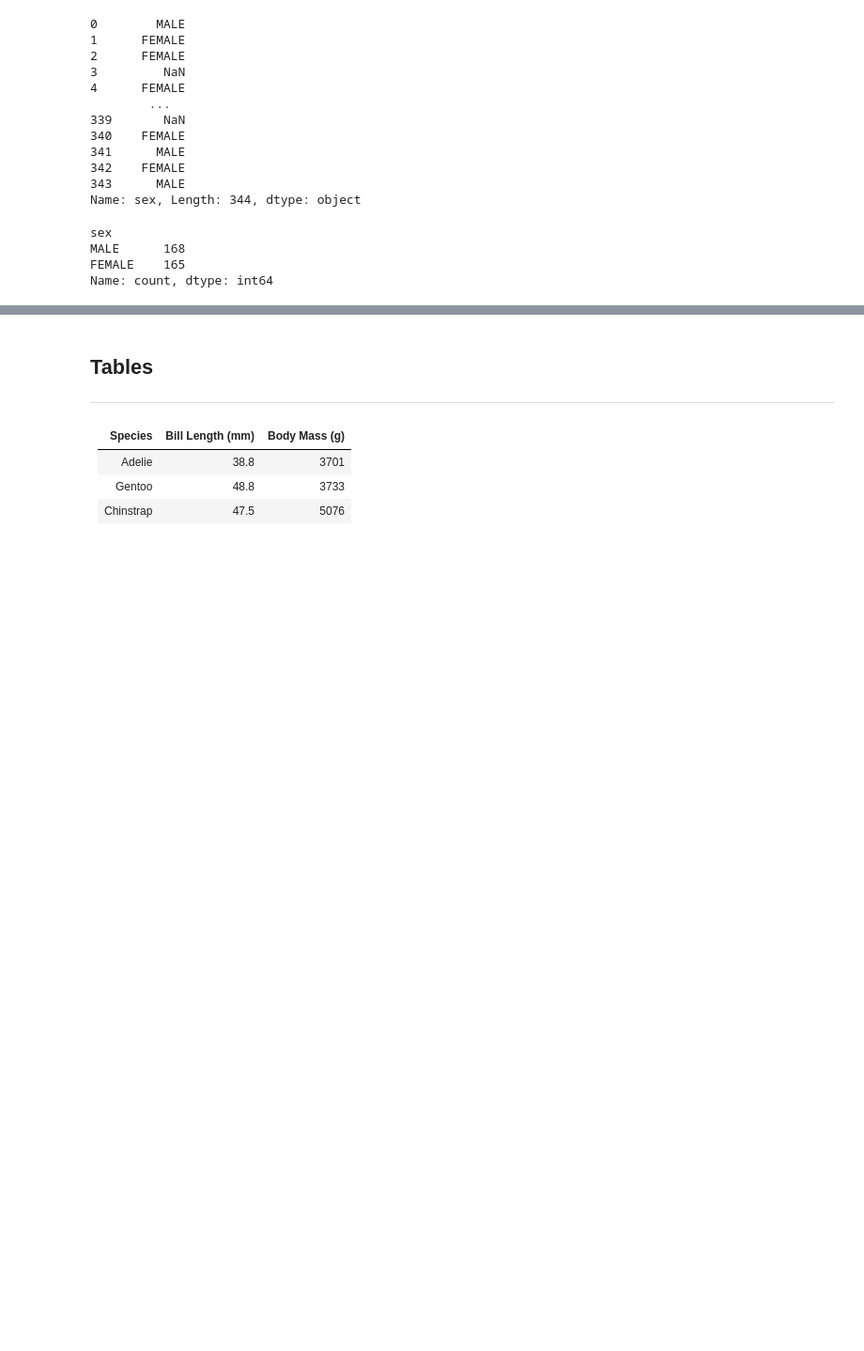
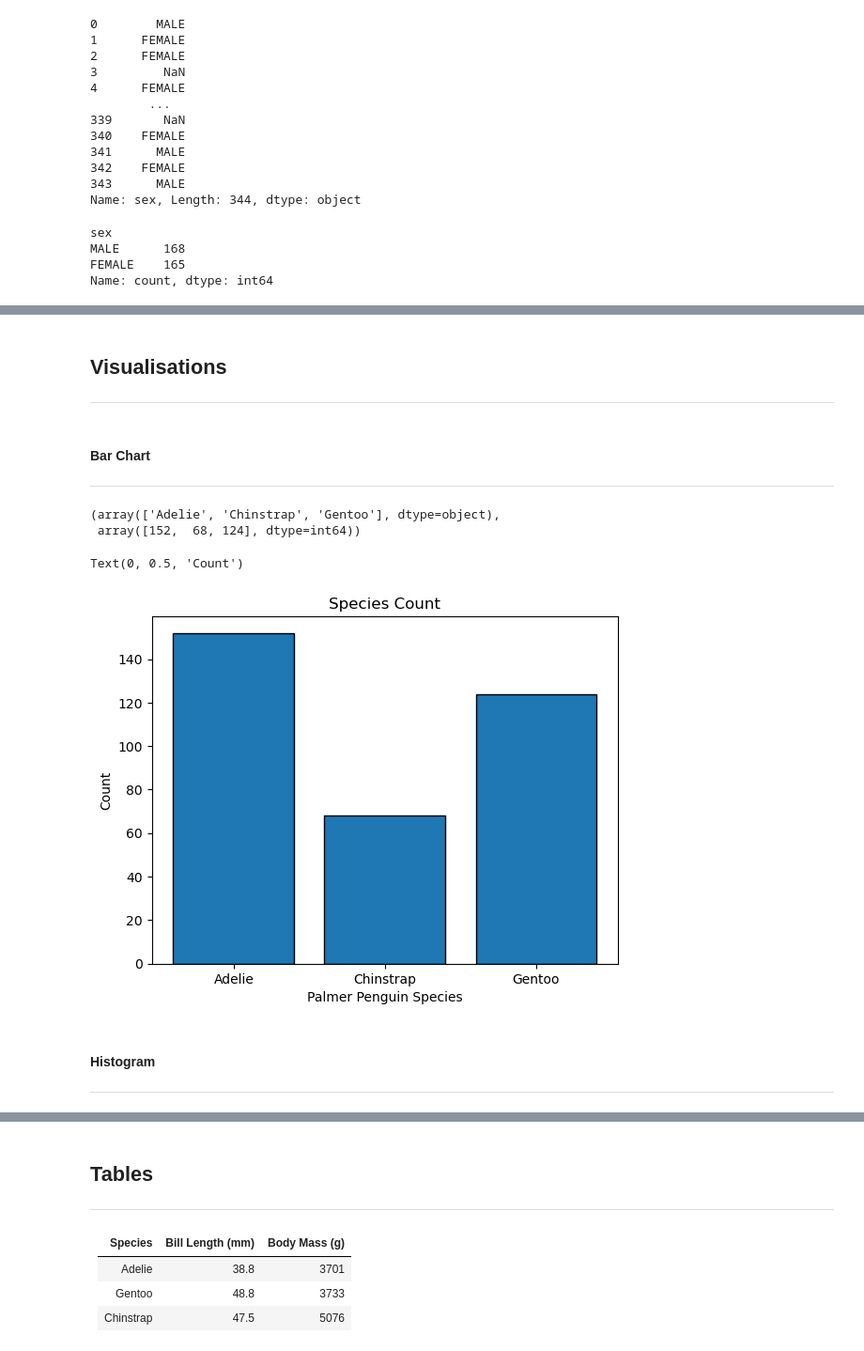
Before and after one commit to fdennehy/pda-project, a Jupyter notebook: penguins.ipynb, the cells around one changed output, grey strips where cells are left out. Shown at 94% size. Cells and saved outputs as stored; diff of their text form; code cells hidden in the pictures; blank space fills up the shorter version.

Commit message:
Bar Charts and Historgrams added to notebook

```diff
--- a/penguins.ipynb
+++ b/penguins.ipynb
@@ -148,0 +262,32 @@ If you want a second paragraph, leave a blank line! If you want a second paragra
+# %% [markdown]
+## Visualisations
+
+***
+# %% [markdown]
+#### Bar Chart
+
+***
+# %%
+# Create numpy arrays for the data in the DataFrame to be plotted.
+species, specie_count  = np.unique(df["species"], return_counts=True)
+
+#Show arrays.
+species, specie_count
+# %% [output]
+(array(['Adelie', 'Chinstrap', 'Gentoo'], dtype=object),
+ array([152,  68, 124], dtype=int64))
+# %%
+# Plot the species with counts on a bar chart.
+plt.bar(species,specie_count,edgecolor='black')
+
+# Format the axis labels.
+plt.title("Species Count")
+plt.xlabel("Palmer Penguin Species")
+plt.ylabel("Count")
+# %% [output]
+Text(0, 0.5, 'Count')
+[figure, added]
+# %% [markdown]
+#### Histogram
+
+***
```
Also changed, not shown: parts of 30 cells of this notebook, 1 other file.
